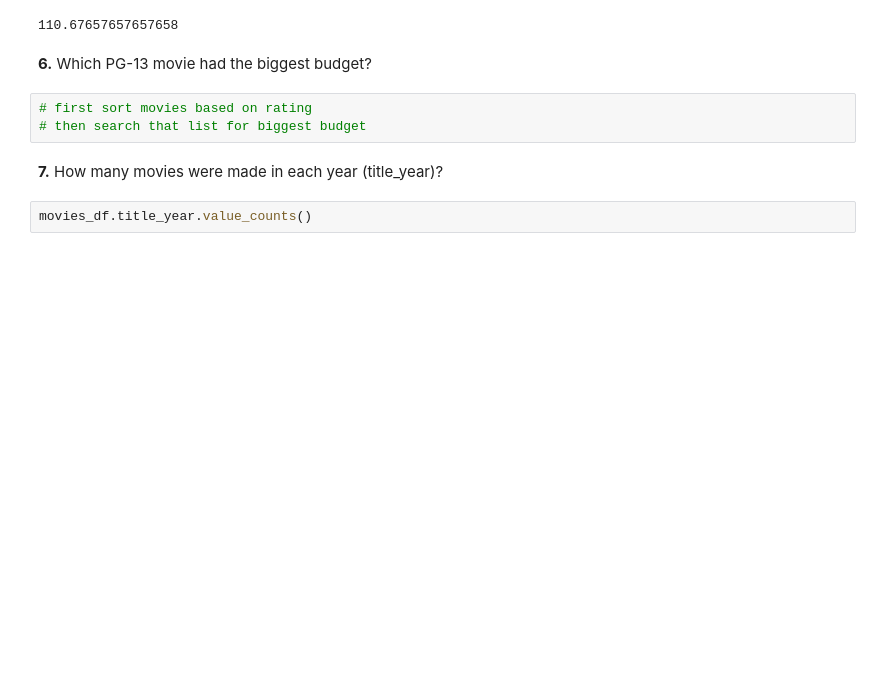
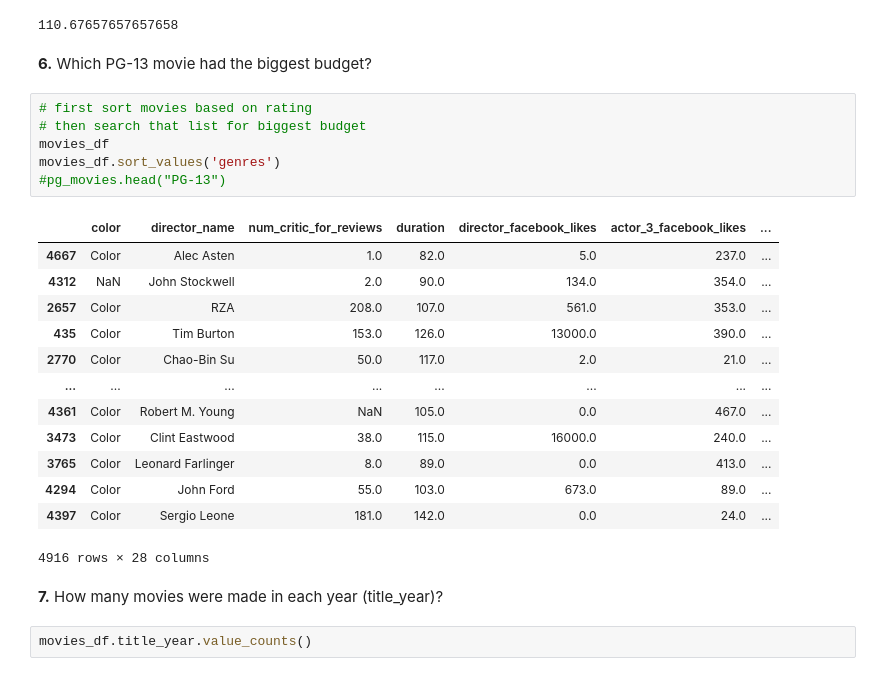
Before and after one commit to kayleeodom/CIS277-FA22-Lab1, a Jupyter notebook: Lab1.ipynb, the cells around one changed output. Cells and saved outputs as stored; diff of their text form; blank space fills up the shorter version.

```diff
--- a/Lab1.ipynb
+++ b/Lab1.ipynb
@@ -79,6 +104,23 @@ action_movies.duration.mean()
 # %%
 # first sort movies based on rating
 # then search that list for biggest budget
+movies_df
+movies_df.sort_values('genres')
+#pg_movies.head("PG-13")
+# %% [output]
+|  | color | director_name | num_critic_for_reviews | duration | director_facebook_likes | actor_3_facebook_likes | ... |
+| 4667 | Color | Alec Asten | 1.0 | 82.0 | 5.0 | 237.0 | ... |
+| 4312 | NaN | John Stockwell | 2.0 | 90.0 | 134.0 | 354.0 | ... |
+| 2657 | Color | RZA | 208.0 | 107.0 | 561.0 | 353.0 | ... |
+| 435 | Color | Tim Burton | 153.0 | 126.0 | 13000.0 | 390.0 | ... |
+| 2770 | Color | Chao-Bin Su | 50.0 | 117.0 | 2.0 | 21.0 | ... |
+| ... | ... | ... | ... | ... | ... | ... | ... |
+| 4361 | Color | Robert M. Young | NaN | 105.0 | 0.0 | 467.0 | ... |
+| 3473 | Color | Clint Eastwood | 38.0 | 115.0 | 16000.0 | 240.0 | ... |
+| 3765 | Color | Leonard Farlinger | 8.0 | 89.0 | 0.0 | 413.0 | ... |
+| 4294 | Color | John Ford | 55.0 | 103.0 | 673.0 | 89.0 | ... |
+| 4397 | Color | Sergio Leone | 181.0 | 142.0 | 0.0 | 24.0 | ... |
+4916 rows × 28 columns
 # %% [markdown]
 **7.** How many movies were made in each year (title_year)?
 # %%
```
Also changed, not shown: parts of 6 cells of this notebook.
